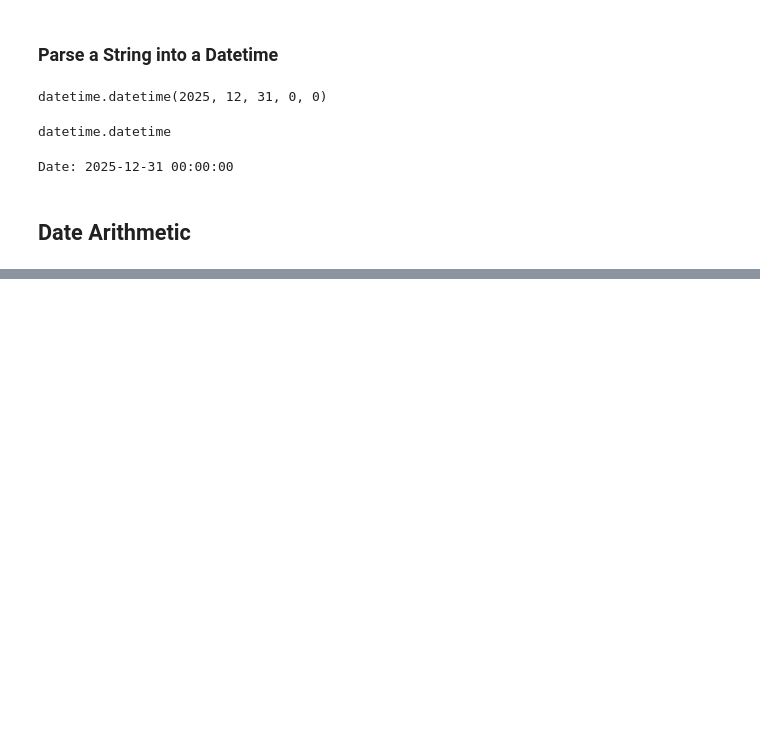
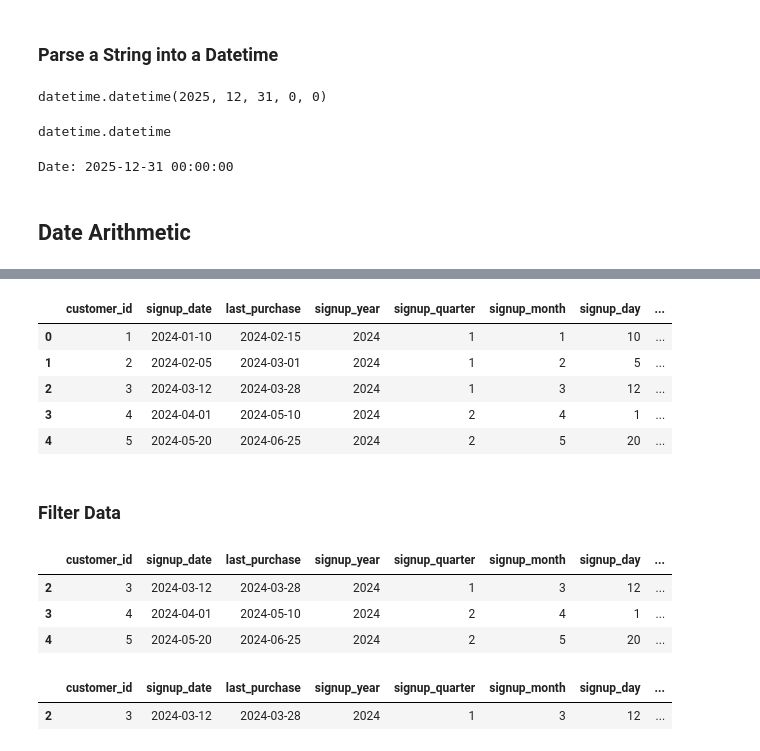
Before and after one commit to VahYavryan/data_analytics_with_phyton, a Jupyter notebook: notebooks/dates_task.ipynb, the cells around one changed output, grey strips where cells are left out. Drawn from its saved outputs; the diff is of its cells as text; code cells hidden in the pictures; blank space fills up the shorter version.

```diff
--- a/notebooks/dates_task.ipynb
+++ b/notebooks/dates_task.ipynb
@@ -78,0 +189,27 @@ Date: 2025-12-31 00:00:00
+# %%
+df_dataframe["days_between_signup_and_purchase"] = (df_dataframe["last_purchase"] - df_dataframe["signup_date"]).dt.days
+# %%
+df_dataframe.head()
+# %% [output]
+|  | customer_id | signup_date | last_purchase | signup_year | signup_quarter | signup_month | signup_day | ... |
+| 0 | 1 | 2024-01-10 | 2024-02-15 | 2024 | 1 | 1 | 10 | ... |
+| 1 | 2 | 2024-02-05 | 2024-03-01 | 2024 | 1 | 2 | 5 | ... |
+| 2 | 3 | 2024-03-12 | 2024-03-28 | 2024 | 1 | 3 | 12 | ... |
+| 3 | 4 | 2024-04-01 | 2024-05-10 | 2024 | 2 | 4 | 1 | ... |
+| 4 | 5 | 2024-05-20 | 2024-06-25 | 2024 | 2 | 5 | 20 | ... |
+# %% [markdown]
+### Filter Data
+# %%
+filtered_df = df_dataframe[df_dataframe["signup_date"] > "2024-03-01"].sort_values(by= "signup_date", ascending=True)
+filtered_df
+# %% [output]
+|  | customer_id | signup_date | last_purchase | signup_year | signup_quarter | signup_month | signup_day | ... |
+| 2 | 3 | 2024-03-12 | 2024-03-28 | 2024 | 1 | 3 | 12 | ... |
+| 3 | 4 | 2024-04-01 | 2024-05-10 | 2024 | 2 | 4 | 1 | ... |
+| 4 | 5 | 2024-05-20 | 2024-06-25 | 2024 | 2 | 5 | 20 | ... |
+# %%
+filtered_by_march_df = df_dataframe[df_dataframe["signup_month"] == 3].sort_values(by= "signup_date", ascending=True)
+filtered_by_march_df
+# %% [output]
+|  | customer_id | signup_date | last_purchase | signup_year | signup_quarter | signup_month | signup_day | ... |
+| 2 | 3 | 2024-03-12 | 2024-03-28 | 2024 | 1 | 3 | 12 | ... |
```
Also changed, not shown: parts of 38 cells of this notebook.
